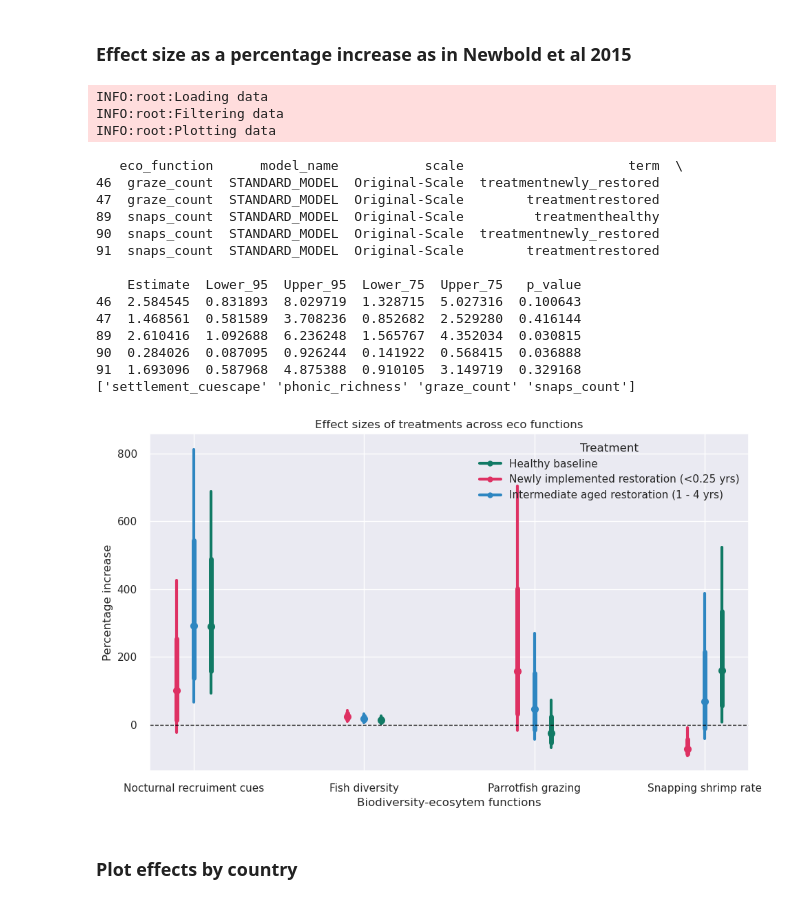
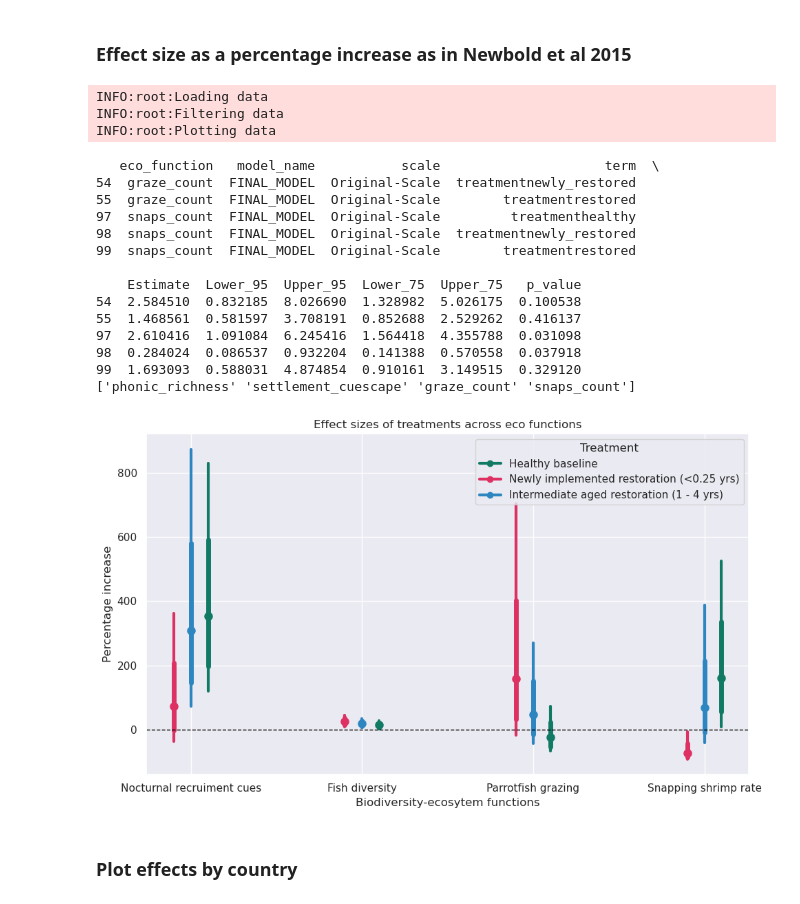
Before and after one commit to BenUCL/MARRS_global_acoustic_study, a Jupyter notebook: manuscript_docs/figures.ipynb, the cells around one changed output. Drawn from its saved outputs; the diff is of its cells as text; code cells hidden in the pictures.

```diff
--- a/manuscript_docs/figures.ipynb
+++ b/manuscript_docs/figures.ipynb
@@ -1036,7 +1036,7 @@ import seaborn as sns
 
 # Global constants
 CSV_PATH = BASE_DIR + "marrs_acoustics/data/results/functions/stats/summary_outputs/combined_results.csv"
-MODEL_GROUP = "STANDARD_MODEL"
+MODEL_GROUP = "FINAL_MODEL"
 SCALE = "Original-Scale"
 DESIRED_TERMS = {"treatmenthealthy", "treatmentnewly_restored", "treatmentrestored"}
 
@@ -1132,46 +1132,46 @@ def plot_effects(df: pd.DataFrame) -> None:
   ax.set_xticklabels([ECO_MAPPING[eco] for eco in ordered_ecos])
   ax.set_xlabel("Biodiversity-ecosytem functions")
   ax.set_ylabel("Percentage increase")
   ax.set_title("Effect sizes of treatments across eco functions")
 
   # Custom legend handles for treatments
   legend_handles = [
       mlines.Line2D([], [], color=TREATMENT_INFO[t]["color"], marker="o",
                     markersize=6, lw=3, label=TREATMENT_INFO[t]["label"])
       for t in TREATMENT_ORDER
   ]
   ax.legend(handles=legend_handles, title="Treatment")
 
   plt.tight_layout()
   plt.show()
 
 
 # Execution
 logging.info("Loading data")
 df = load_data(CSV_PATH)
 logging.info("Filtering data")
 df_filtered = filter_data(df)
 logging.info("Plotting data")
 plot_effects(df_filtered)
 # %% [output]
 INFO:root:Loading data
 INFO:root:Filtering data
 INFO:root:Plotting data
-   eco_function      model_name           scale                     term  \
-46  graze_count  STANDARD_MODEL  Original-Scale  treatmentnewly_restored
-47  graze_count  STANDARD_MODEL  Original-Scale        treatmentrestored
-89  snaps_count  STANDARD_MODEL  Original-Scale         treatmenthealthy
-90  snaps_count  STANDARD_MODEL  Original-Scale  treatmentnewly_restored
-91  snaps_count  STANDARD_MODEL  Original-Scale        treatmentrestored
+   eco_function   model_name           scale                     term  \
+54  graze_count  FINAL_MODEL  Original-Scale  treatmentnewly_restored
+55  graze_count  FINAL_MODEL  Original-Scale        treatmentrestored
+97  snaps_count  FINAL_MODEL  Original-Scale         treatmenthealthy
+98  snaps_count  FINAL_MODEL  Original-Scale  treatmentnewly_restored
+99  snaps_count  FINAL_MODEL  Original-Scale        treatmentrestored
 
     Estimate  Lower_95  Upper_95  Lower_75  Upper_75   p_value
-46  2.584545  0.831893  8.029719  1.328715  5.027316  0.100643
-47  1.468561  0.581589  3.708236  0.852682  2.529280  0.416144
-89  2.610416  1.092688  6.236248  1.565767  4.352034  0.030815
-90  0.284026  0.087095  0.926244  0.141922  0.568415  0.036888
-91  1.693096  0.587968  4.875388  0.910105  3.149719  0.329168
-['settlement_cuescape' 'phonic_richness' 'graze_count' 'snaps_count']
+54  2.584510  0.832185  8.026690  1.328982  5.026175  0.100538
+55  1.468561  0.581597  3.708191  0.852688  2.529262  0.416137
+97  2.610416  1.091084  6.245416  1.564418  4.355788  0.031098
+98  0.284024  0.086537  0.932204  0.141388  0.570558  0.037918
+99  1.693093  0.588031  4.874854  0.910161  3.149515  0.329120
+['phonic_richness' 'settlement_cuescape' 'graze_count' 'snaps_count']
-[figure, old version]
+[figure, new version]
 # %% [markdown]
 ### Plot effects by country
 # %%
```
Also changed, not shown: parts of 3 cells of this notebook, 4 other files.
